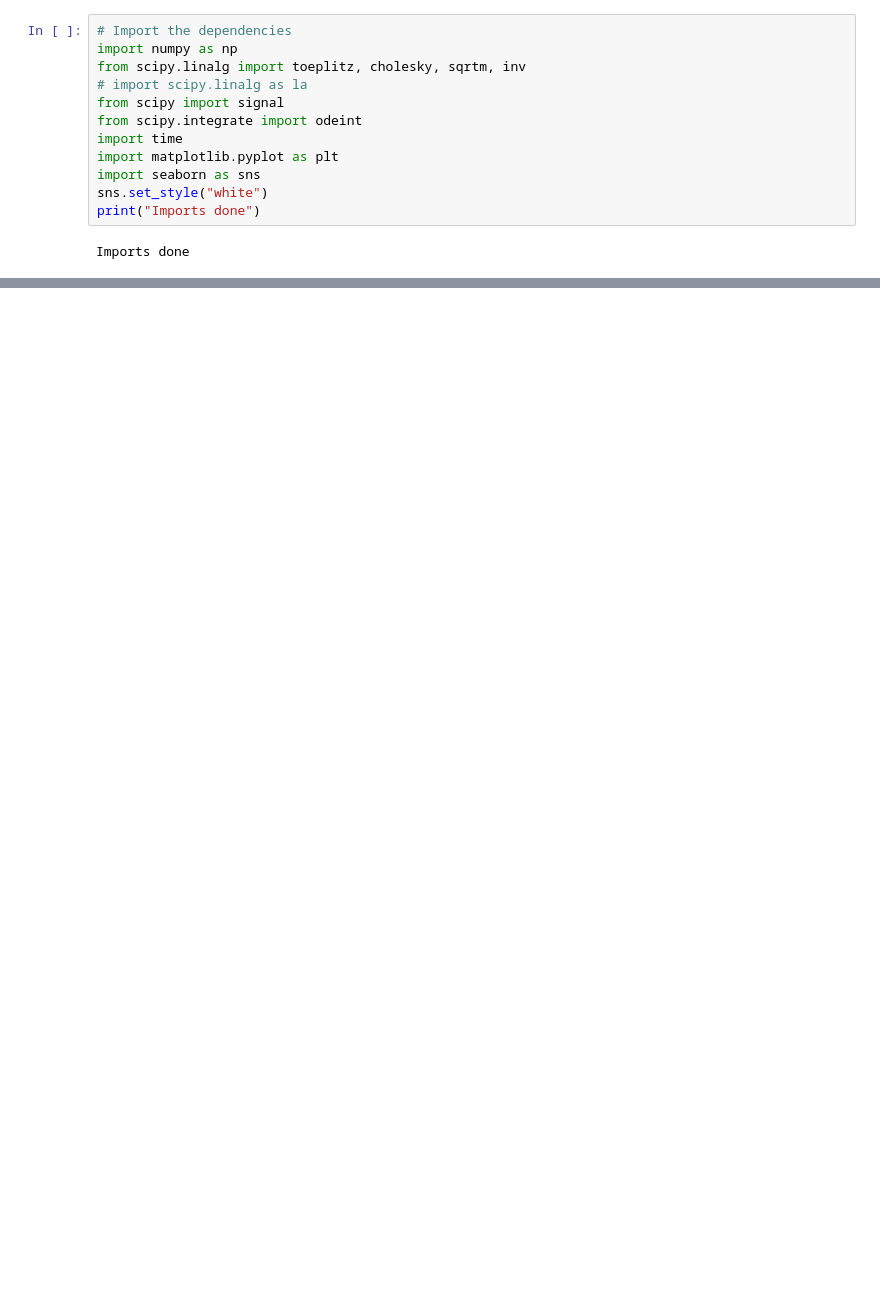
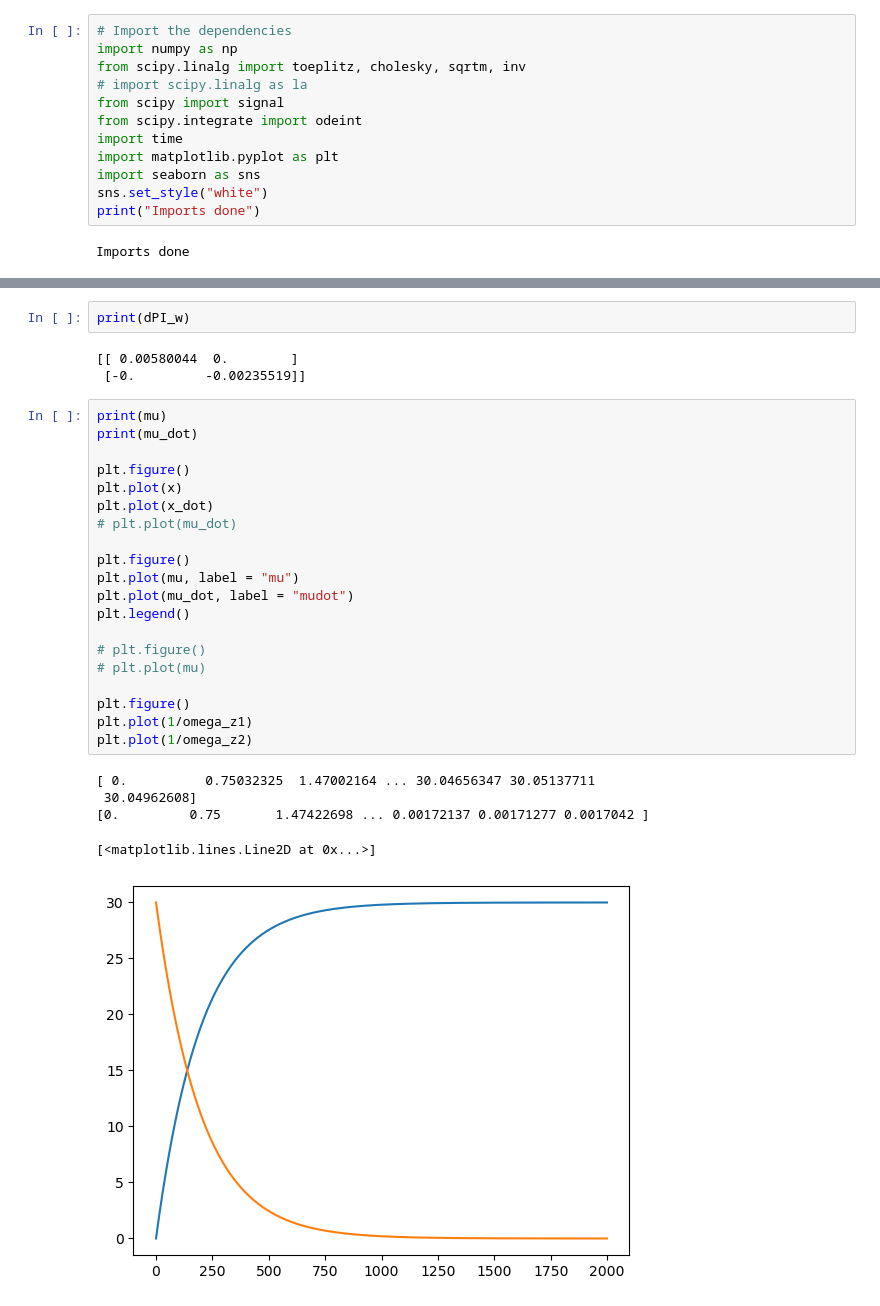
Before and after one commit to sebastiaan116/Affective-Active-Inference, a Jupyter notebook: Scripts_meeting_martijn.ipynb, the cells around one changed output, grey strips where cells are left out. Cells and saved outputs as stored; diff of their text form; blank space fills up the shorter version.

```diff
--- a/Scripts_meeting_martijn.ipynb
+++ b/Scripts_meeting_martijn.ipynb
@@ -376,0 +404,31 @@ print(x)
+# %%
+print(dPI_w)
+# %% [output]
+[[ 0.00580044  0.        ]
+ [-0.         -0.00235519]]
+# %%
+print(mu)
+print(mu_dot)
+
+plt.figure()
+plt.plot(x)
+plt.plot(x_dot)
+# plt.plot(mu_dot)
+
+plt.figure()
+plt.plot(mu, label = "mu")
+plt.plot(mu_dot, label = "mudot")
+plt.legend()
+
+# plt.figure()
+# plt.plot(mu)
+
+plt.figure()
+plt.plot(1/omega_z1)
+plt.plot(1/omega_z2)
+# %% [output]
+[ 0.          0.75032325  1.47002164 ... 30.04656347 30.05137711
+ 30.04962608]
+[0.         0.75       1.47422698 ... 0.00172137 0.00171277 0.0017042 ]
+[<matplotlib.lines.Line2D at 0x...>]
+[figure, added]
```
Also changed, not shown: parts of 9 cells of this notebook, 4 other files.
